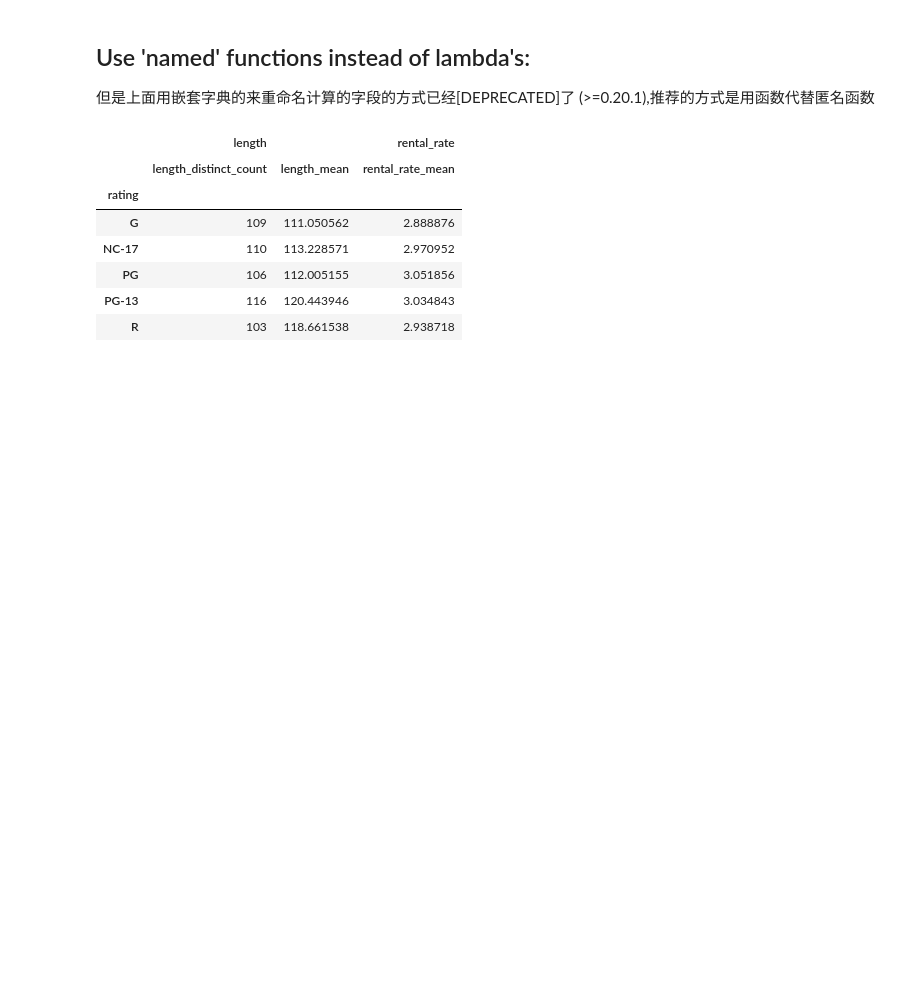
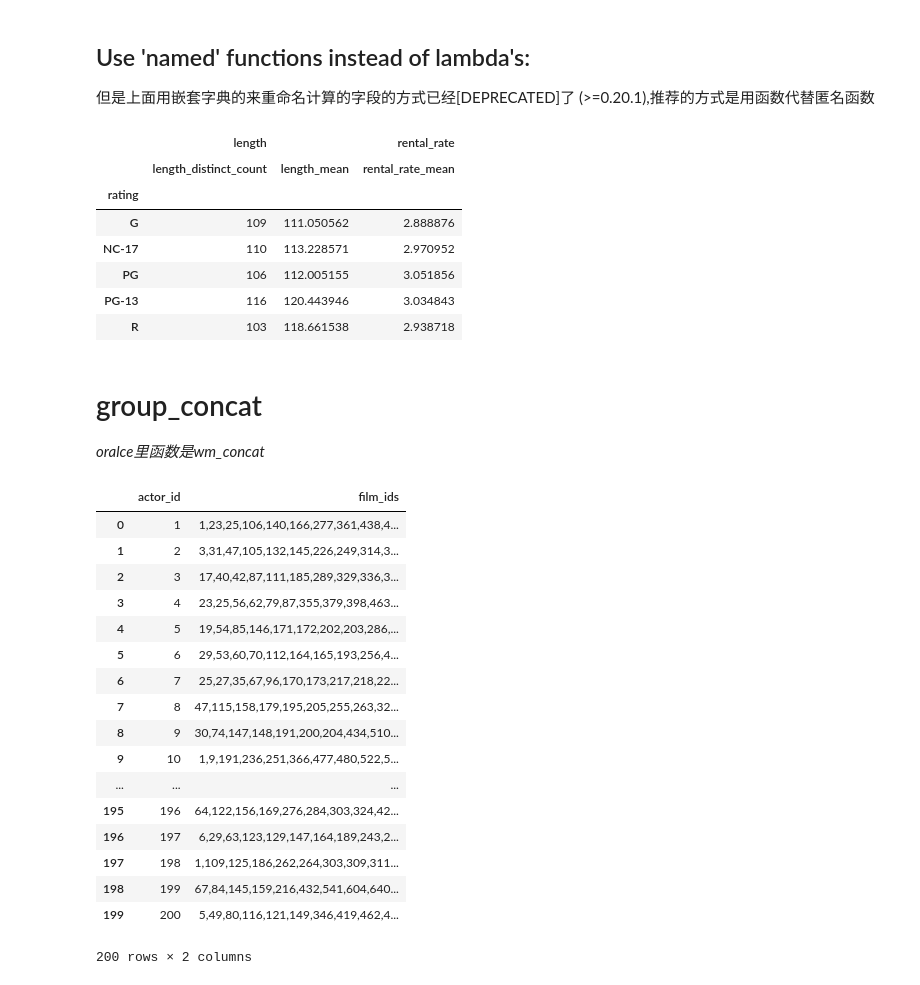
Before and after one commit to shawnz42/pandas4sqler, a Jupyter notebook: pandas4sqler.ipynb, the cells around one changed output. Drawn from its saved outputs; the diff is of its cells as text; code cells hidden in the pictures; blank space fills up the shorter version.

Commit message:
add group concat

```diff
--- a/pandas4sqler.ipynb
+++ b/pandas4sqler.ipynb
@@ -359,3 +359,33 @@ new_df
 | PG | 106 | 112.005155 | 3.051856 |
 | PG-13 | 116 | 120.443946 | 3.034843 |
 | R | 103 | 118.661538 | 2.938718 |
+# %% [markdown]
+# group_concat
+*oralce里函数是wm_concat*
+# %%
+# SELECT actor_id, group_concat(film_id order by film_id separator ',')  as film_ids
+# FROM sakila.film_actor
+# group by actor_id;
+
+film_actor_df['film_id_id_str'] = film_actor_df['film_id'].map(str)
+# film_actor_df
+film_actor_df.groupby('actor_id')['film_id_id_str'].apply(lambda x: ','.join(x)).reset_index(name="film_ids")
+# %% [output]
+|  | actor_id | film_ids |
+| 0 | 1 | 1,23,25,106,140,166,277,361,438,4... |
+| 1 | 2 | 3,31,47,105,132,145,226,249,314,3... |
+| 2 | 3 | 17,40,42,87,111,185,289,329,336,3... |
+| 3 | 4 | 23,25,56,62,79,87,355,379,398,463... |
+| 4 | 5 | 19,54,85,146,171,172,202,203,286,... |
+| 5 | 6 | 29,53,60,70,112,164,165,193,256,4... |
+| 6 | 7 | 25,27,35,67,96,170,173,217,218,22... |
+| 7 | 8 | 47,115,158,179,195,205,255,263,32... |
+| 8 | 9 | 30,74,147,148,191,200,204,434,510... |
+| 9 | 10 | 1,9,191,236,251,366,477,480,522,5... |
+| ... | ... | ... |
+| 195 | 196 | 64,122,156,169,276,284,303,324,42... |
+| 196 | 197 | 6,29,63,123,129,147,164,189,243,2... |
+| 197 | 198 | 1,109,125,186,262,264,303,309,311... |
+| 198 | 199 | 67,84,145,159,216,432,541,604,640... |
+| 199 | 200 | 5,49,80,116,121,149,346,419,462,4... |
+200 rows × 2 columns
```
